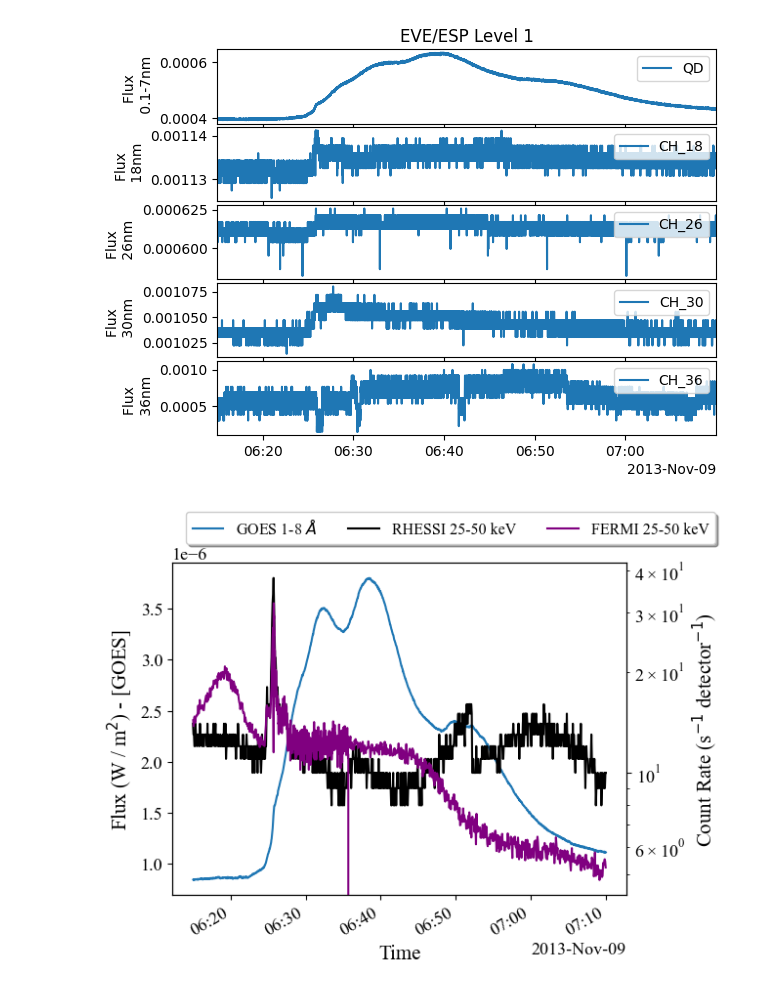
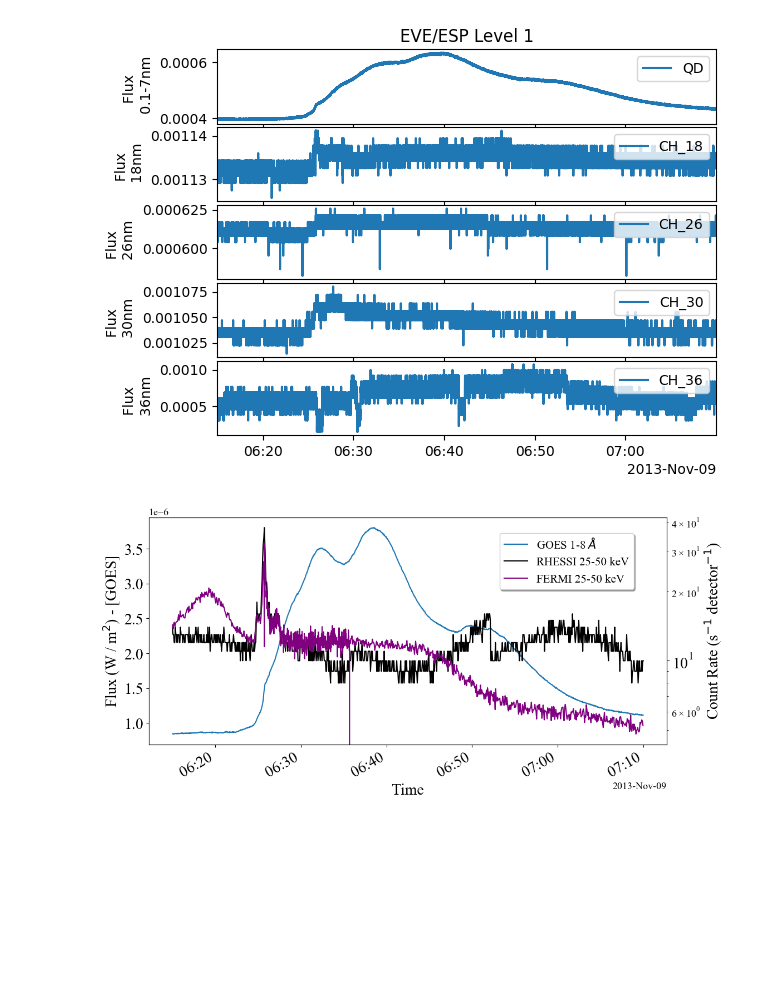
Before and after one commit to james-kc/solar_flare_finder, a Jupyter notebook: light_cuves.ipynb, the cells around one changed output. Drawn from its saved outputs; the diff is of its cells as text; code cells hidden in the pictures; blank space fills up the shorter version.

Commit message:
Working on light curves for well observed flare

```diff
--- a/light_cuves.ipynb
+++ b/light_cuves.ipynb
@@ -236,7 +236,7 @@ plt.rcParams["font.family"] = "Times New Roman"
 plt.rcParams.update({'font.size': 13})
 
 fig, ax1 = plt.subplots(
-    figsize=(6, 5)
+    figsize=(12, 6)
 )
 
 ########
@@ -257,37 +257,41 @@ ax2 = ax1.twinx()
 rhessi.plot(
     axes=ax2,
     columns=['25 - 50 keV']
 )
 
 #########
 # FERMI #
 #########
 
 fermi.plot(
     axes=ax2,
     columns=['25-50 keV'],
     color='purple'
 )
 
 ##############
 # FORMATTING #
 ##############
 
 ax1.legend().remove()
 ax2.legend().remove()
 fig.legend(
     loc='upper center',
-    bbox_to_anchor=(.6, 1),
-    ncol=3,
+    bbox_to_anchor=(.75, .85),
+    ncol=1,
     fancybox=True,
     shadow=True,
     labels=['GOES 1-8 $\AA$', 'RHESSI 25-50 keV', 'FERMI 25-50 keV'],
-    fontsize=11.5
+    fontsize=15
 )
-ax1.set_xlabel('Time', fontsize=15)
-ax1.set_ylabel('Flux (W / m$^2$) - [GOES]', fontsize=15)
-ax2.set_ylabel('Count Rate (s$^{-1}$ detector$^{-1}$)', fontsize=15)
+ax1.set_xlabel('Time', fontsize=20)
+ax1.set_ylabel('Flux (W / m$^2$) - [GOES]', fontsize=20)
+ax2.set_ylabel('Count Rate (s$^{-1}$ detector$^{-1}$)', fontsize=20)
+ax1.tick_params(axis='x', labelsize=20)
+ax1.tick_params(axis='y', labelsize=20)
+ax2.tick_params(axis='x', labelsize=20)
+ax2.tick_params(axis='y', labelsize=20)
 
 plt.show()
 # %% [output]
-[figure, old version]
+[figure, new version]
```
Also changed, not shown: 2 other files.
